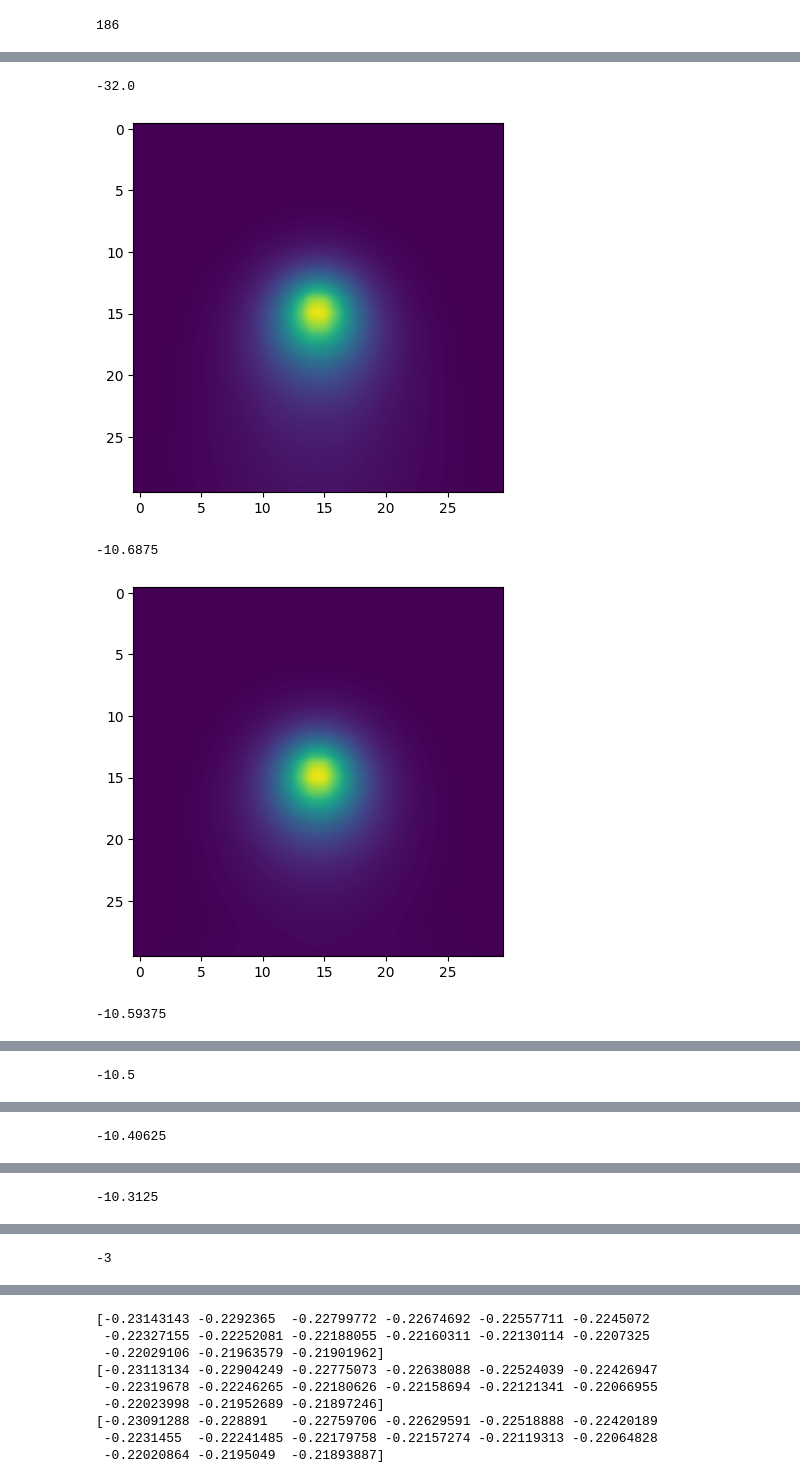
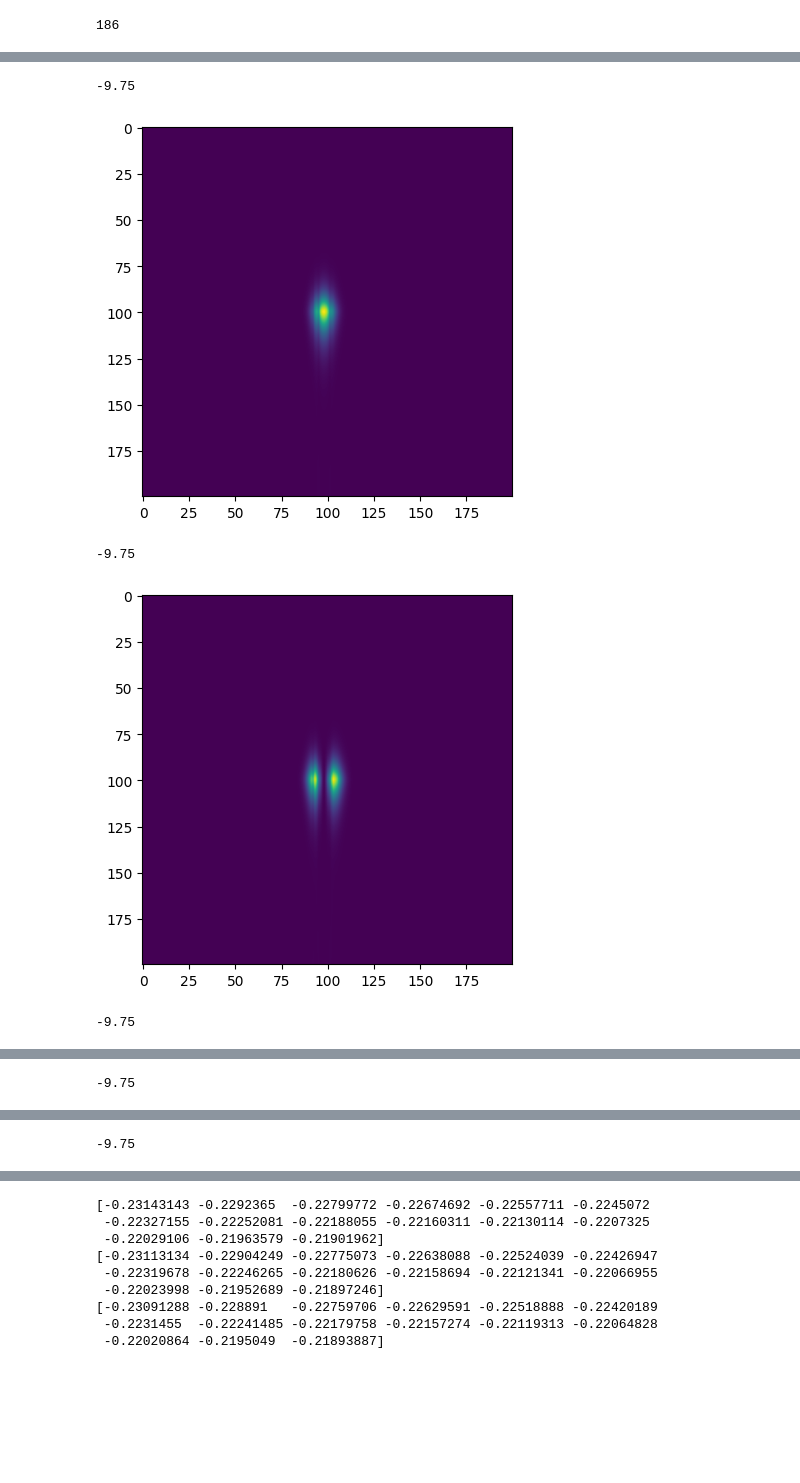
Before and after one commit to lefan99/BornOppenheimerCluster, a Jupyter notebook: plot.ipynb, the cells around one changed output, grey strips where cells are left out. Drawn from its saved outputs; the diff is of its cells as text; code cells hidden in the pictures; blank space fills up the shorter version.

```diff
--- a/plot.ipynb
+++ b/plot.ipynb
@@ -34,15 +53,17 @@ for field in fields:
 
     if 'Unnamed' not in field:
         f_name.append(field)
-        pot.append(eval(field))
 
-pot = sorted(pot)
+
+        if eval(field)>-10:
+            pot.append(eval(field))
+#pot = sorted(pot)
 # %%
-state = np.load('/work/kk472919/hamiltonian1D_2/statesData/pot{}.npy'.format(pot[143]))
-k_l = np.trapz(state[100 , 100 , :] , dx= para.com_width*2/para.o, axis = 0)**2
-print(k_l)
-for i in range(10,15):
-    plt.plot(np.linspace(-para.com_width , para.com_width , para.m)*1e9 , state[100,100,: , i]**2 , label = 'state: {}'.format(i))
+state = np.load('/work/kk472919/hamiltonian1D_2/statesData/pot{}.npy'.format(pot[2]))
+#k_l = np.trapz(state[100 , 100 , :] , dx= para.com_width*2/para.o, axis = 0)**2
+#print(k_l)
+for i in range(15):
+    plt.plot(np.linspace(-10, 10 , 41)*1e9 , state[350,:,100 , i]**2 , label = 'state: {}'.format(i))
 
 plt.legend()
 plt.show()
@@ -310,0 +348,15 @@ para.fields[187]
+# %%
+states = np.zeros([200,  200 ])
+width = 45*1e-9
+X_arr = np.linspace(-para.com_width, para.com_width ,200, endpoint=True)
+x_rel = np.linspace(-width , width, 200 , endpoint= True )
+for i in range(200):
+
+    potential = con.interpolation( -para.m_valence/para.M * x_rel + X_arr[i] , str(pot[50]))
+
+    states[: , i] = potential
+
+
+plt.imshow(states , interpolation='gaussian' , cmap= 'seismic')
+plt.colorbar()
+plt.show()
@@ -311,15 +365,17 @@ para.fields[187]
 # %%
-for i in [0,115, 116 , 117 , 118 , 119 , 197]:
+k = 2
 
-    energy = np.load('/hpcwork/kk472919/ham1d_backup/energiesData/pot{}.npy'.format(pot[i]))
-    states = np.load('/hpcwork/kk472919/ham1d_backup/statesData/pot{}.npy'.format(pot[i]))
-    print(pot[i])
-    integral = np.trapz(states, x = np.linspace(-para.com_width, para.com_width, 200, endpoint=True), axis=2 )**2
-    plt.imshow(integral[60:90,60:90,0] , interpolation='gaussian')
+for i in range(5):
+
+    energy = np.load('/work/kk472919/hamiltonian1D_2/energiesData/pot{}.npy'.format(pot[k]))
+    states = np.load('/work/kk472919/hamiltonian1D_2/statesData/pot{}.npy'.format(pot[k]))
+    print(pot[k])
+    #integral = np.trapz(states, x = np.linspace(-para.com_width, para.com_width, 200, endpoint=True), axis=2 )**2
+    plt.imshow(states[250:450,20 , : , i]**2 , interpolation='gaussian')
     plt.show()
 # %% [output]
--32.0
+-9.75
-[figure, old version]
+[figure, new version]
--10.6875
+-9.75
-[figure, old version]
+[figure, new version]
--10.59375
+-9.75
@@ -327 +383 @@ for i in [0,115, 116 , 117 , 118 , 119 , 197]:
--10.5
+-9.75
@@ -329 +385 @@ for i in [0,115, 116 , 117 , 118 , 119 , 197]:
--10.40625
+-9.75
@@ -331 +386,0 @@ for i in [0,115, 116 , 117 , 118 , 119 , 197]:
--10.3125
@@ -333 +386,0 @@ for i in [0,115, 116 , 117 , 118 , 119 , 197]:
--3
```
Also changed, not shown: parts of 12 cells of this notebook, 5 other files.
